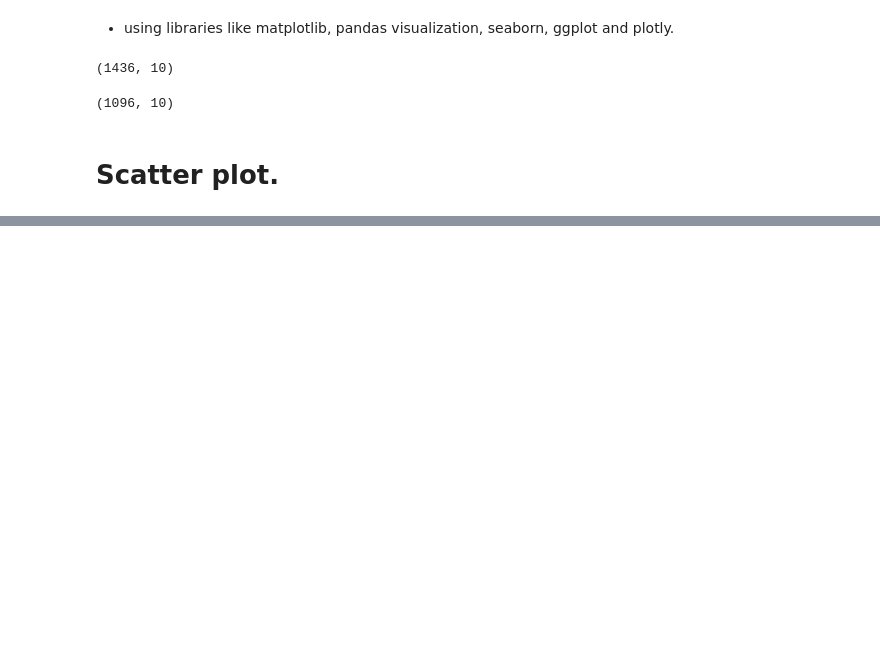
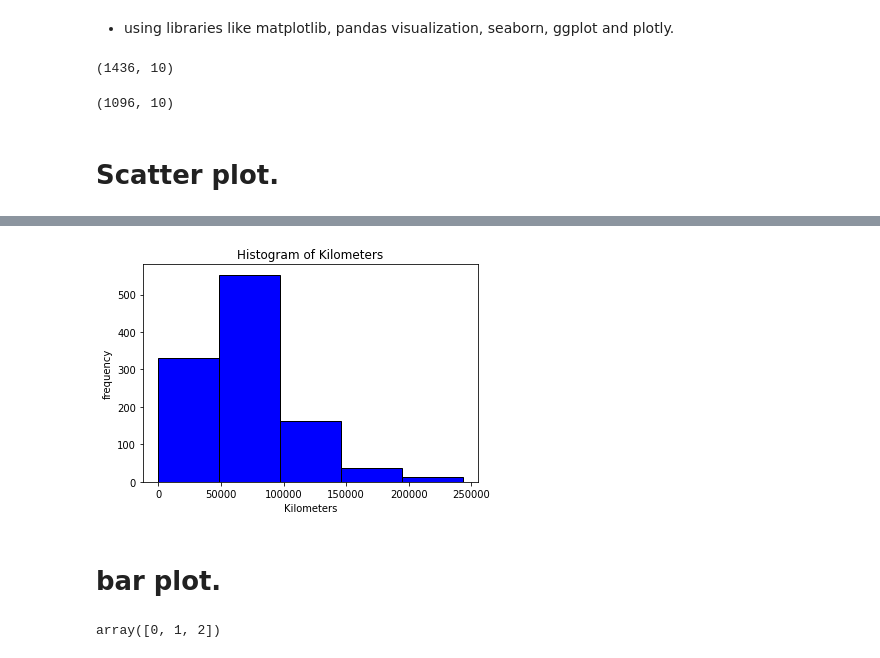
Before and after one commit to nova-sangeeth/pytest-workouts, a Jupyter notebook: GITAA/week_4/data_visualization.ipynb, the cells around one changed output, grey strips where cells are left out. Cells and saved outputs as stored; diff of their text form; code cells hidden in the pictures; blank space fills up the shorter version.

```diff
--- a/GITAA/week_4/data_visualization.ipynb
+++ b/GITAA/week_4/data_visualization.ipynb
@@ -27,0 +72,30 @@ df.shape
+# %%
+# Histogram of Kilometers.
+plt.hist(
+    x=df['KM'],
+    color='blue',
+    edgecolor='black',
+    bins=5
+)
+plt.title(
+    label='Histogram of Kilometers'
+)
+plt.xlabel(
+    xlabel='Kilometers'
+)
+plt.ylabel(
+    ylabel='frequency'
+)
+plt.show()
+# %% [output]
+[figure, added]
+# %% [markdown]
+# bar plot.
+# %%
+counts = [123,456,678]
+fuel_types = ['Petrol','Diesel','CNG']
+colors = ['red','green','blue']
+index = np.arange(len(fuel_types))
+index
+# %% [output]
+array([0, 1, 2])
```
Also changed, not shown: parts of 5 cells of this notebook, 1 other file.
